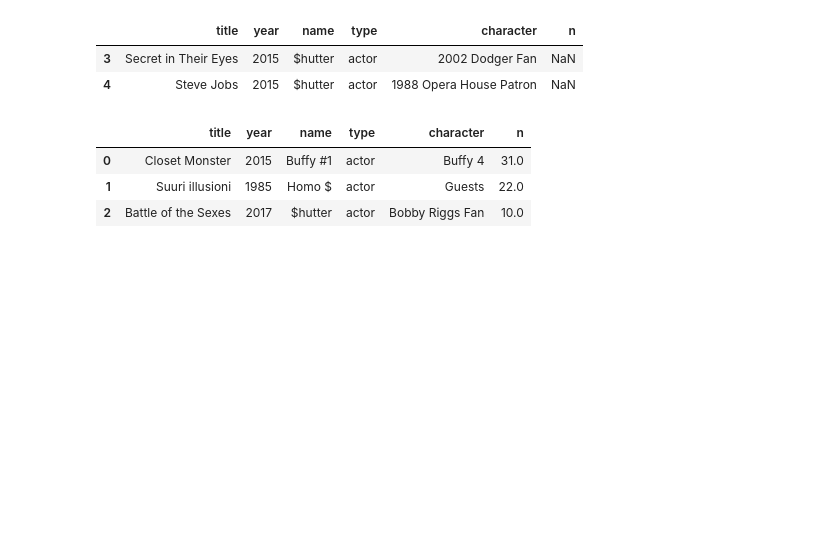
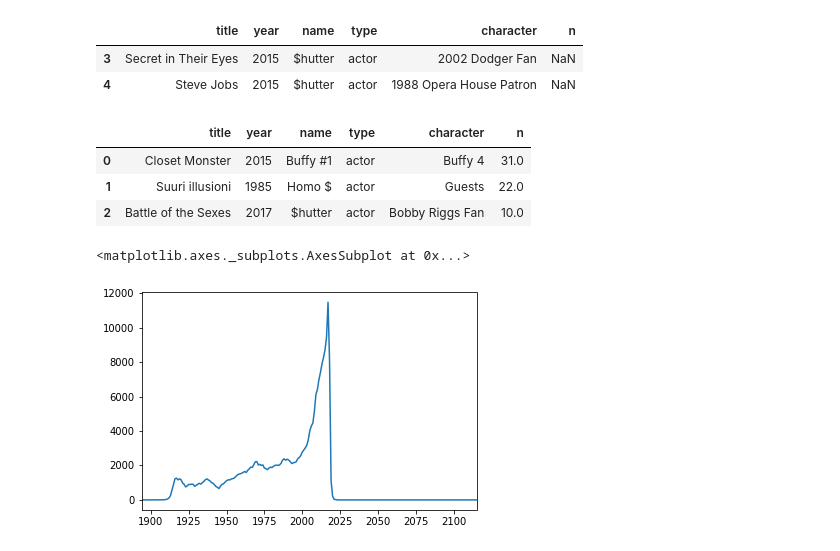
Before and after one commit to GreenSnabl/pycon-pandas-tutorial, a Jupyter notebook: Exercises-1.ipynb, the cells around one changed output. Saved outputs shown, nothing was run; the diff lists cells and outputs as text; code cells hidden in the pictures; blank space fills up the shorter version.

```diff
--- a/Exercises-1.ipynb
+++ b/Exercises-1.ipynb
@@ -351,3 +453,12 @@ not_null
 | 0 | Closet Monster | 2015 | Buffy #1 | actor | Buffy 4 | 31.0 |
 | 1 | Suuri illusioni | 1985 | Homo $ | actor | Guests | 22.0 |
 | 2 | Battle of the Sexes | 2017 | $hutter | actor | Bobby Riggs Fan | 10.0 |
+# %%
+# This will create an ugly line plot (we need to sort indices first)
+# titles.year.values_counts().plot()
+
+# this is nice, because indices (year) are sorted
+titles.year.value_counts().sort_index().plot()
+# %% [output]
+<matplotlib.axes._subplots.AxesSubplot at 0x...>
+[figure, added]
```
Also changed, not shown: parts of 20 cells of this notebook.
